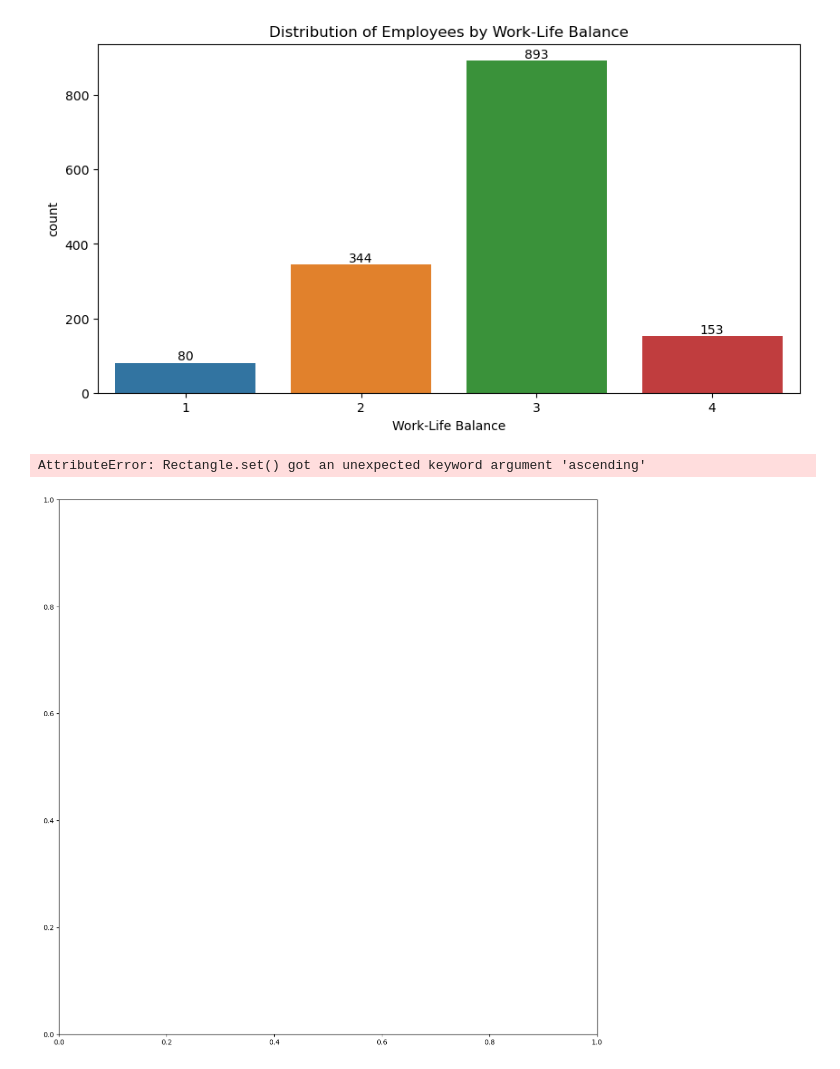
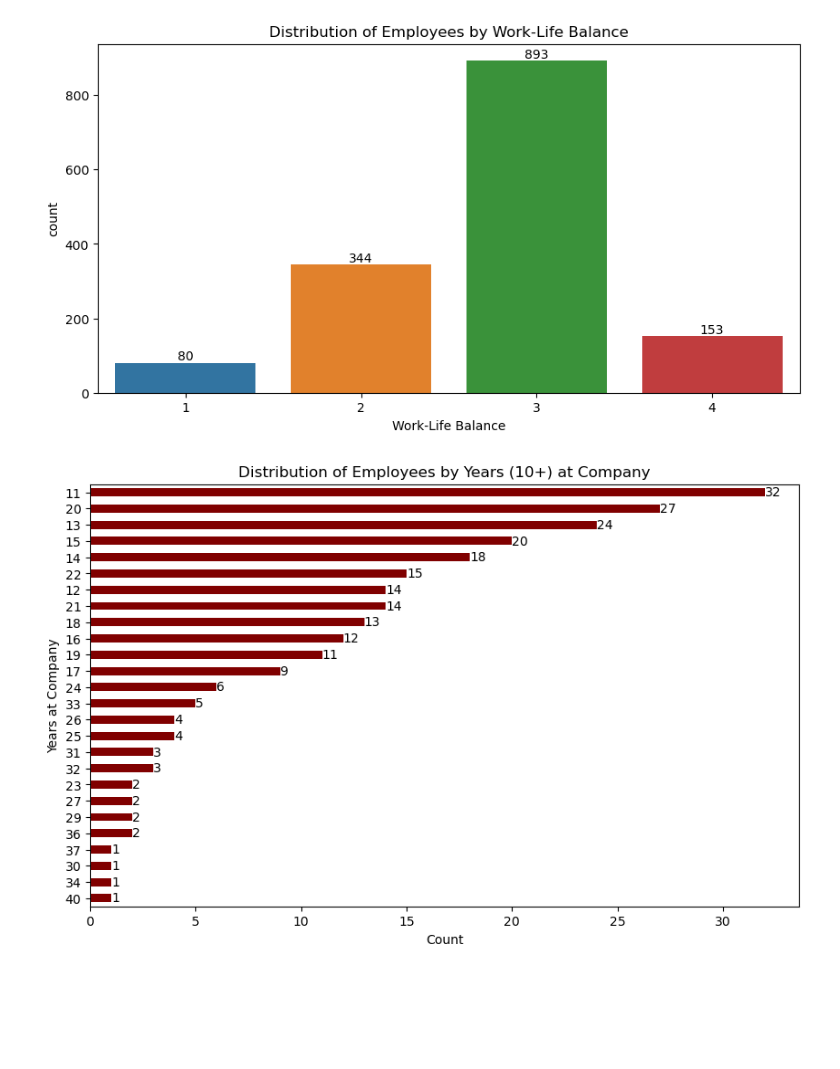
Before and after one commit to chemutai254/PBI_ML, a Jupyter notebook: Employee_Attrition/HR_Employee_Attrition.ipynb, the cells around one changed output. Drawn from its saved outputs; the diff is of its cells as text; code cells hidden in the pictures; blank space fills up the shorter version.

Commit message:
Employee Attrition Analysis

```diff
--- a/Employee_Attrition/HR_Employee_Attrition.ipynb
+++ b/Employee_Attrition/HR_Employee_Attrition.ipynb
@@ -356,15 +357,15 @@ plt.show();
 # %%
 yac_group = df.groupby('YearsAtCompany').size()
 # print(yac_group)
-
+yac_group_filtered = yac_group[yac_group.index > 10]
+yac_group_filtered_sorted = yac_group_filtered.sort_values(ascending=True)
 # Visualize `YearsAtCompany`
-plt.figure(figsize=(14, 14))
-ax = yac_group.plot(kind='barh', color='maroon', width=0.5)
+plt.figure(figsize=(10, 6))
+ax = yac_group_filtered_sorted.plot(kind='barh', color='maroon', width=0.5)
 ax.bar_label(ax.containers[0])
-plt.title('Distribution of Employees by Years at Company')
+plt.title('Distribution of Employees by Years (10+) at Company')
 plt.xlabel('Count')
 plt.ylabel('Years at Company')
 plt.show();
 # %% [output]
-AttributeError: Rectangle.set() got an unexpected keyword argument 'ascending'
-[figure, old version]
+[figure, new version]
```
Also changed, not shown: parts of 22 cells of this notebook.
